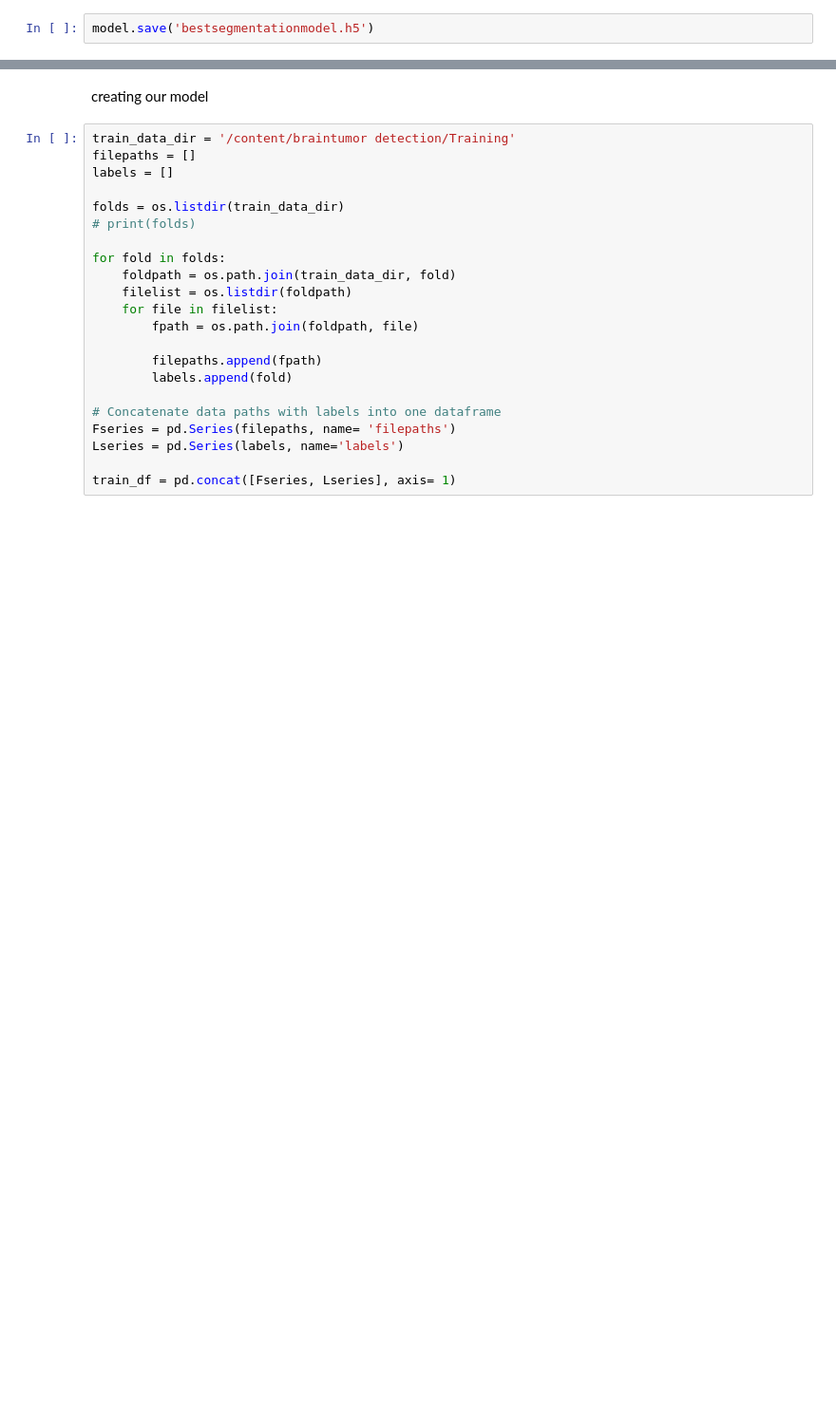
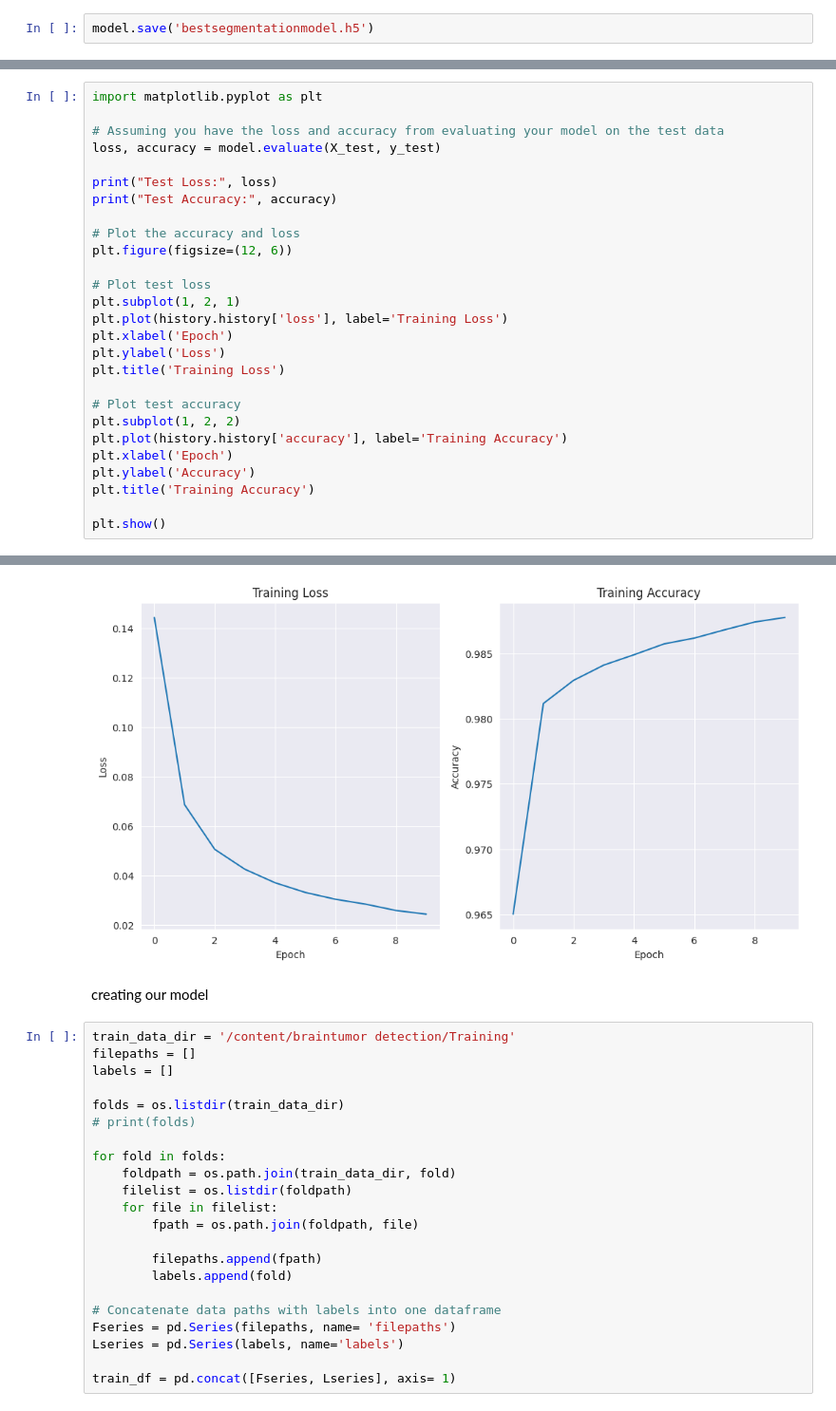
Before and after one commit to Shudh1999/CANCER, a Jupyter notebook: notebook0972d410bd.ipynb, the cells around one changed output, grey strips where cells are left out. Shown at 95% size. Drawn from its saved outputs; the diff is of its cells as text; blank space fills up the shorter version.

```diff
--- a/notebook0972d410bd.ipynb
+++ b/notebook0972d410bd.ipynb
@@ -170,0 +177,28 @@ Test Accuracy: 0.9863038063049316
+# %%
+import matplotlib.pyplot as plt
+
+# Assuming you have the loss and accuracy from evaluating your model on the test data
+loss, accuracy = model.evaluate(X_test, y_test)
+
+print("Test Loss:", loss)
+print("Test Accuracy:", accuracy)
+
+# Plot the accuracy and loss
+plt.figure(figsize=(12, 6))
+
+# Plot test loss
+plt.subplot(1, 2, 1)
+plt.plot(history.history['loss'], label='Training Loss')
+plt.xlabel('Epoch')
+plt.ylabel('Loss')
+plt.title('Training Loss')
+
+# Plot test accuracy
+plt.subplot(1, 2, 2)
+plt.plot(history.history['accuracy'], label='Training Accuracy')
+plt.xlabel('Epoch')
+plt.ylabel('Accuracy')
+plt.title('Training Accuracy')
+
+plt.show()
+# %% [output]
@@ -171,3 +208,4 @@ Test Accuracy: 0.9863038063049316
+[figure, added]
 # %% [markdown]
 creating our model
 # %%
```
Also changed, not shown: parts of 14 cells of this notebook.
